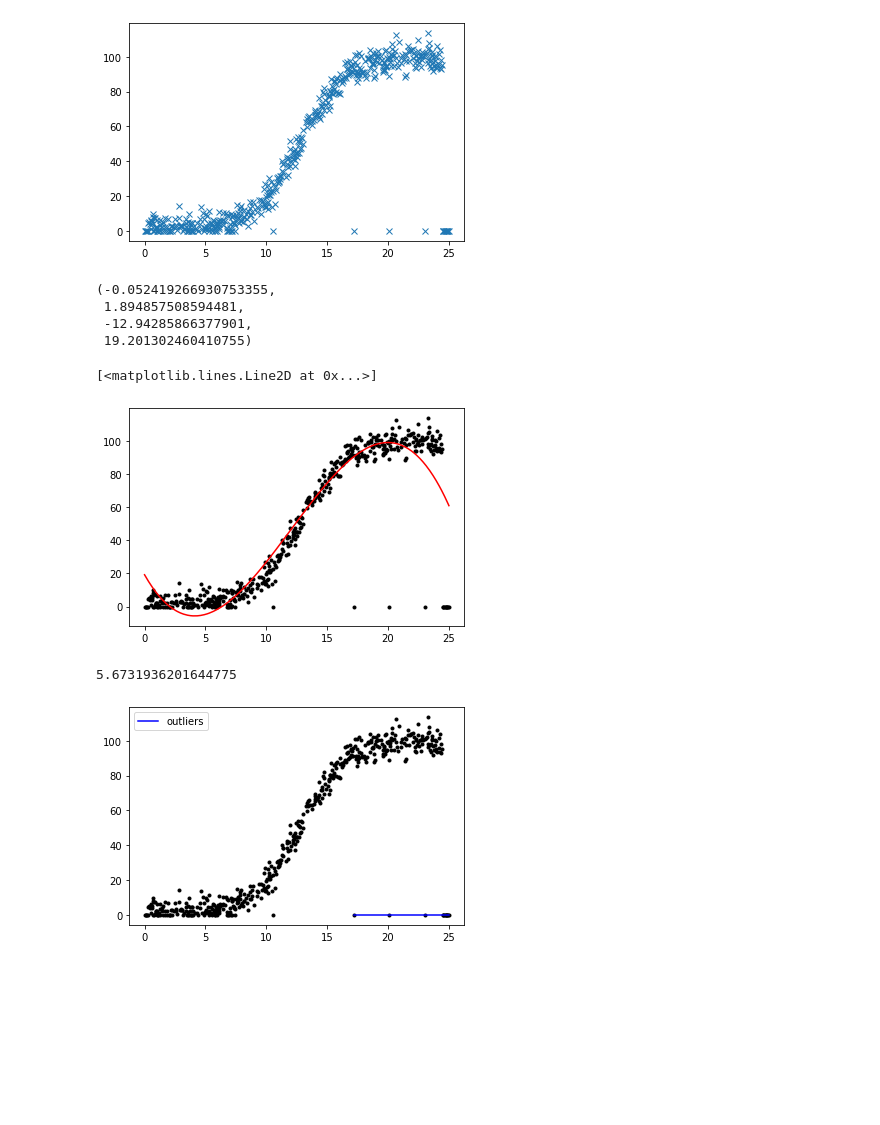
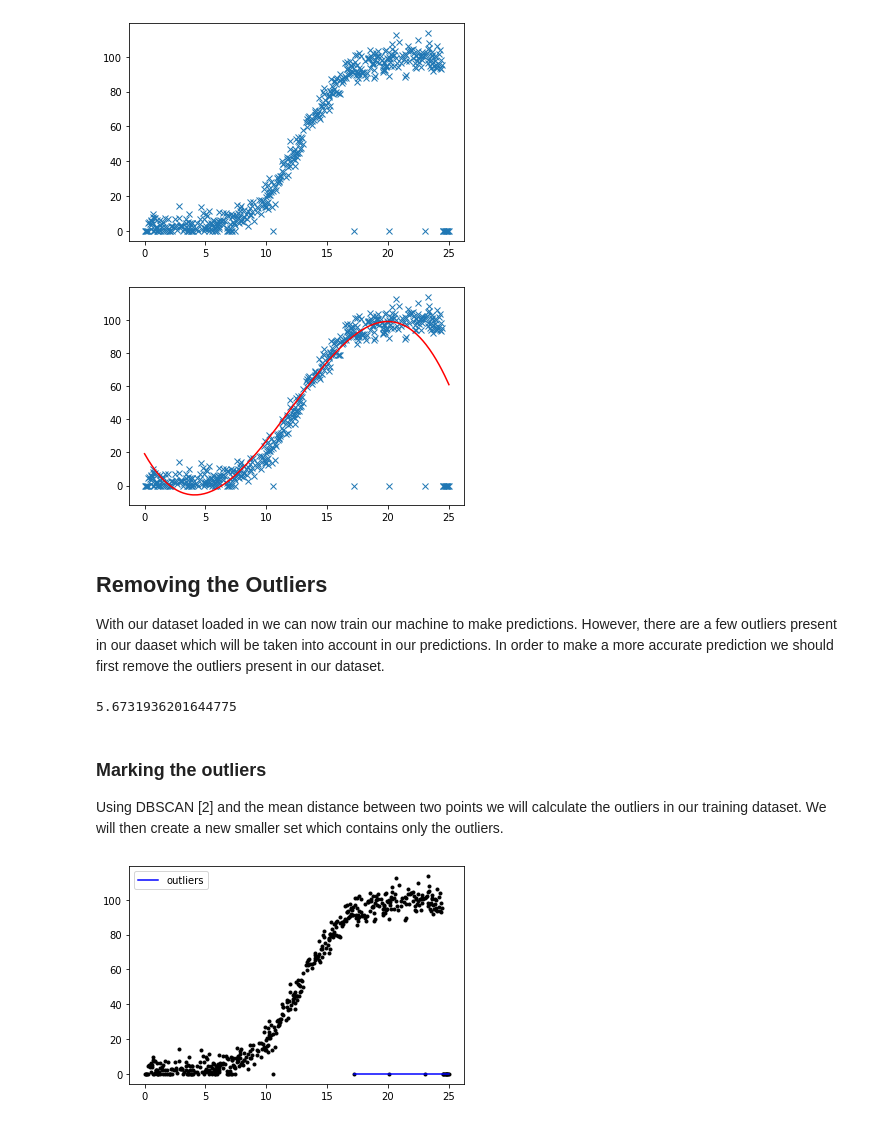
Before and after one commit to MrSkillage/Wind-Turbine-Power-Production, a Jupyter notebook: Jupyter_Notebooks/Wind_Turbines.ipynb, the cells around one changed output. Saved outputs shown, nothing was run; the diff lists cells and outputs as text; code cells hidden in the pictures; blank space fills up the shorter version.

```diff
--- a/Jupyter_Notebooks/Wind_Turbines.ipynb
+++ b/Jupyter_Notebooks/Wind_Turbines.ipynb
@@ -63,14 +55,15 @@ a, b, c, d = np.polyfit(x, y, 3)
-# %%
-a, b, c, d
-# %% [output]
-(-0.052419266930753355,
- 1.894857508594481,
- -12.94285866377901,
- 19.201302460410755)
-# %%
-plt.plot(x, y, 'k.')
-plt.plot(x, ((a*x*x*x) + (b*x*x) + (c*x) + d), 'r-')
-# %% [output]
-[<matplotlib.lines.Line2D at 0x...>]
-[figure, removed]
+# %%
+# Polyfit used to demonstrate in plot what kind of prediction we are looking for
+a, b, c, d = np.polyfit(x, y, 3)
+# Plot the data set
+plt.plot(x, y, 'x')
+# Plot a rough 'prediction' using the cubic equation [1]
+plt.plot(x, ((a*x*x*x) + (b*x*x) + (c*x) + d), 'r-')
+# Show plot
+plt.show()
+# %% [output]
+[figure, added]
+# %% [markdown]
+## Removing the Outliers
+With our dataset loaded in we can now train our machine to make predictions. However, there are a few outliers present in our daaset which will be taken into account in our predictions. In order to make a more accurate prediction we should first remove the outliers present in our dataset.
 # %%
@@ -102,4 +99,7 @@ mean_dis = np.mean(dis)
 mean_dis
 # %% [output]
 5.6731936201644775
+# %% [markdown]
+### Marking the outliers
+Using DBSCAN [2] and the mean distance between two points we will calculate the outliers in our training dataset. We will then create a new smaller set which contains only the outliers.
 # %%
```
Also changed, not shown: parts of 27 cells of this notebook, 2 other files.
